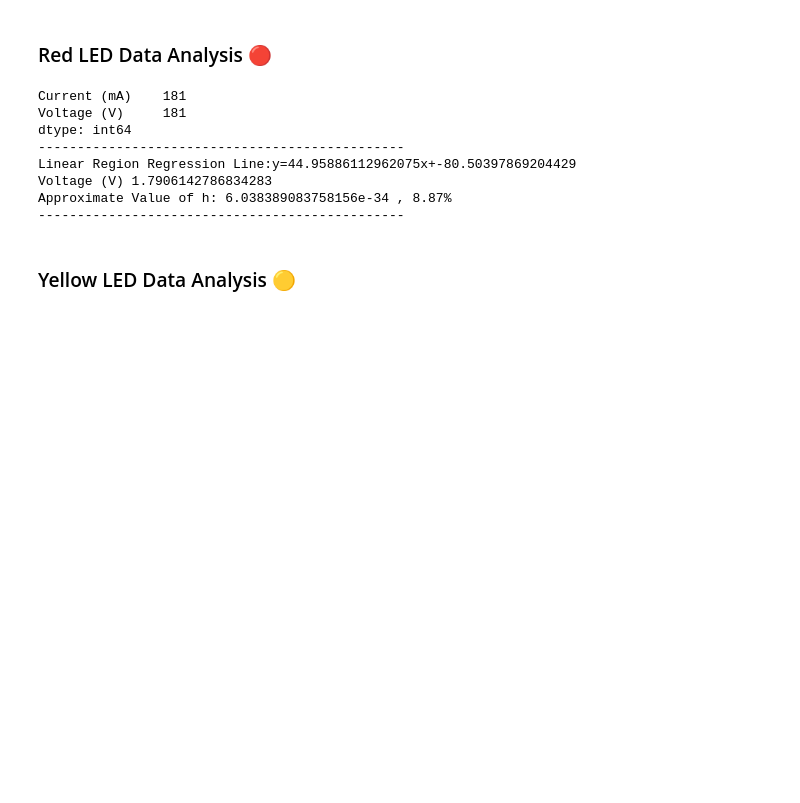
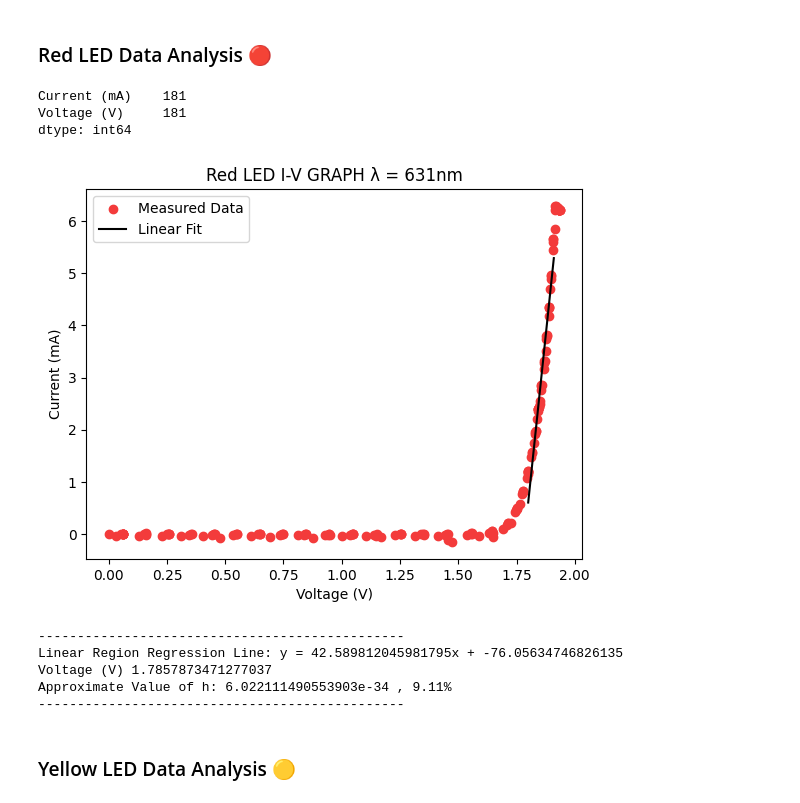
Before and after one commit to MrBenjaminHolmes/PlanckLED-ESP32, a Jupyter notebook: PlanckLED-ESP32.ipynb, the cells around one changed output. Saved outputs shown, nothing was run; the diff lists cells and outputs as text; code cells hidden in the pictures; blank space fills up the shorter version.

Commit message:
Added Matplotlib Graphing

```diff
--- a/PlanckLED-ESP32.ipynb
+++ b/PlanckLED-ESP32.ipynb
@@ -23,26 +24,63 @@ fig = px.scatter(
     color_discrete_sequence=['#EF553B']
 )
 fig.show()
-
-linearRegionValue = 1.82
-linear = redData[redData["Voltage (V)"] > linearRegionValue]
-Rm,Rc=np.polyfit(linear["Voltage (V)"],linear["Current (mA)"],1)
-print("-----------------------------------------------")
-print(f"Linear Region Regression Line:y={Rm}x+{Rc}")
-print(f"Voltage (V) {-Rc/Rm}")
-h= (sci.constants.e * (-Rc/Rm)*wavelength)/(sci.constants.c)
-percentDiff = (sci.constants.h-h)/(sci.constants.h)*100
-print(f"Approximate Value of h: {h} , {round (percentDiff, 2)}%")
-print("-----------------------------------------------")
 # %% [output]
 Current (mA)    181
 Voltage (V)     181
 dtype: int64
------------------------------------------------
-Linear Region Regression Line:y=44.95886112962075x+-80.50397869204429
-Voltage (V) 1.7906142786834283
-Approximate Value of h: 6.038389083758156e-34 , 8.87%
------------------------------------------------
+# %%
+linearRegionValueLower = 1.80
+linearRegionValueUpper = 1.91
+linear = redData[
+    (redData["Voltage (V)"] > linearRegionValueLower) &
+    (redData["Voltage (V)"] < linearRegionValueUpper)
+]
+
+plt.figure()
+plt.scatter(
+    redData["Voltage (V)"],
+    redData["Current (mA)"],
+    color="#f33b3b",
+    label="Measured Data"
+)
+
+plt.title("Red LED I-V GRAPH λ = 631nm")
+plt.xlabel("Voltage (V)")
+plt.ylabel("Current (mA)")
+
+linear = redData[
+    (redData["Voltage (V)"] > linearRegionValueLower) &
+    (redData["Voltage (V)"] < linearRegionValueUpper)
+]
+
+Ym, Yc = np.polyfit(linear["Voltage (V)"], linear["Current (mA)"], 1)
+
+x_fit = np.linspace(linearRegionValueLower, linearRegionValueUpper, 100)
+y_fit = Ym * x_fit + Yc
+plt.plot(x_fit, y_fit, color="black", label="Linear Fit")
+
+plt.legend()
+plt.show()
+
+print("-----------------------------------------------")
+print(f"Linear Region Regression Line: y = {Ym}x + {Yc}")
+
+Thresholdvoltage = -Yc / Ym
+print(f"Voltage (V) {Thresholdvoltage}")
+
+h = (sci.constants.e * Thresholdvoltage * wavelength) / sci.constants.c
+
+percentDiff = (sci.constants.h - h) / sci.constants.h * 100
+
+print(f"Approximate Value of h: {h} , {round(percentDiff,2)}%")
+print("-----------------------------------------------")
+# %% [output]
+[figure, added]
+-----------------------------------------------
+Linear Region Regression Line: y = 42.589812045981795x + -76.05634746826135
+Voltage (V) 1.7857873471277037
+Approximate Value of h: 6.022111490553903e-34 , 9.11%
+-----------------------------------------------
 # %% [markdown]
 ### Yellow LED Data Analysis 🟡
 # %%
```
Also changed, not shown: parts of 7 cells of this notebook.
